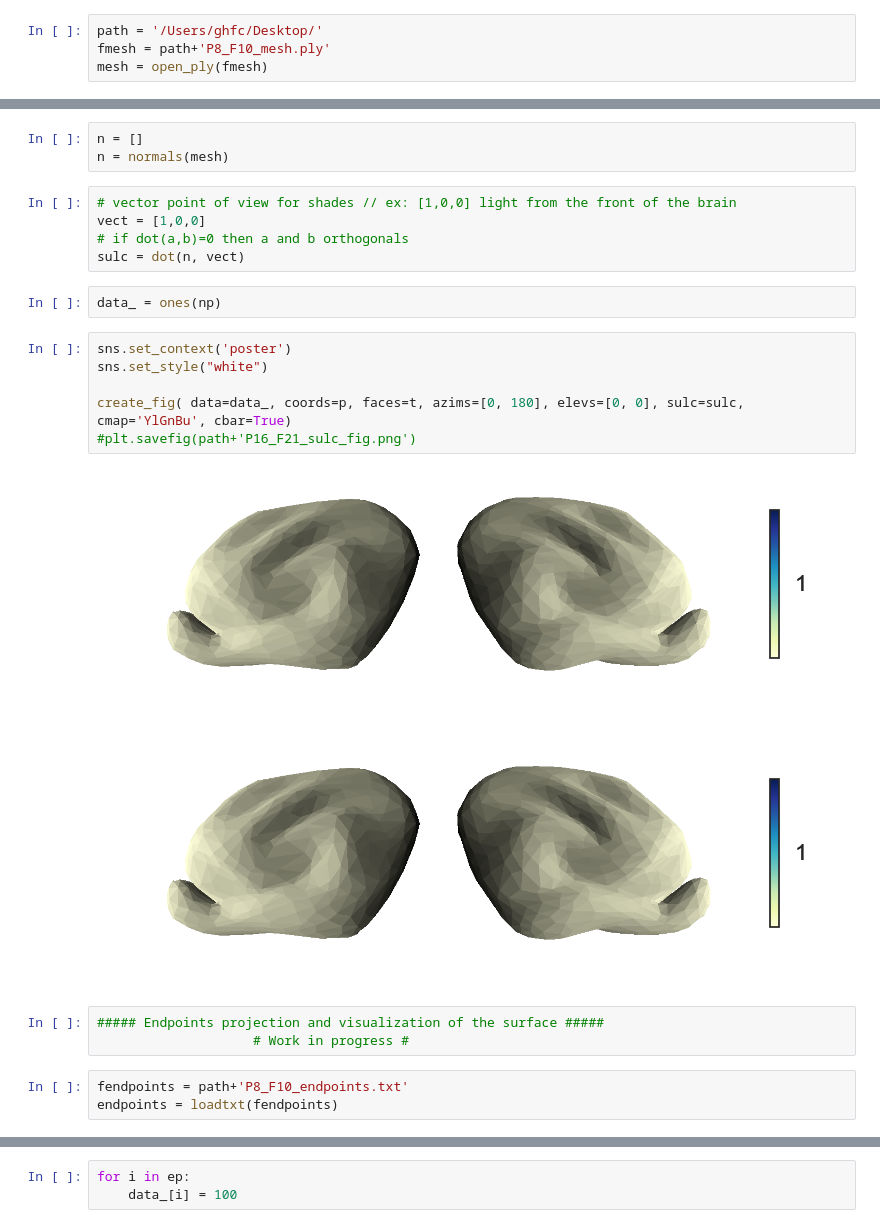
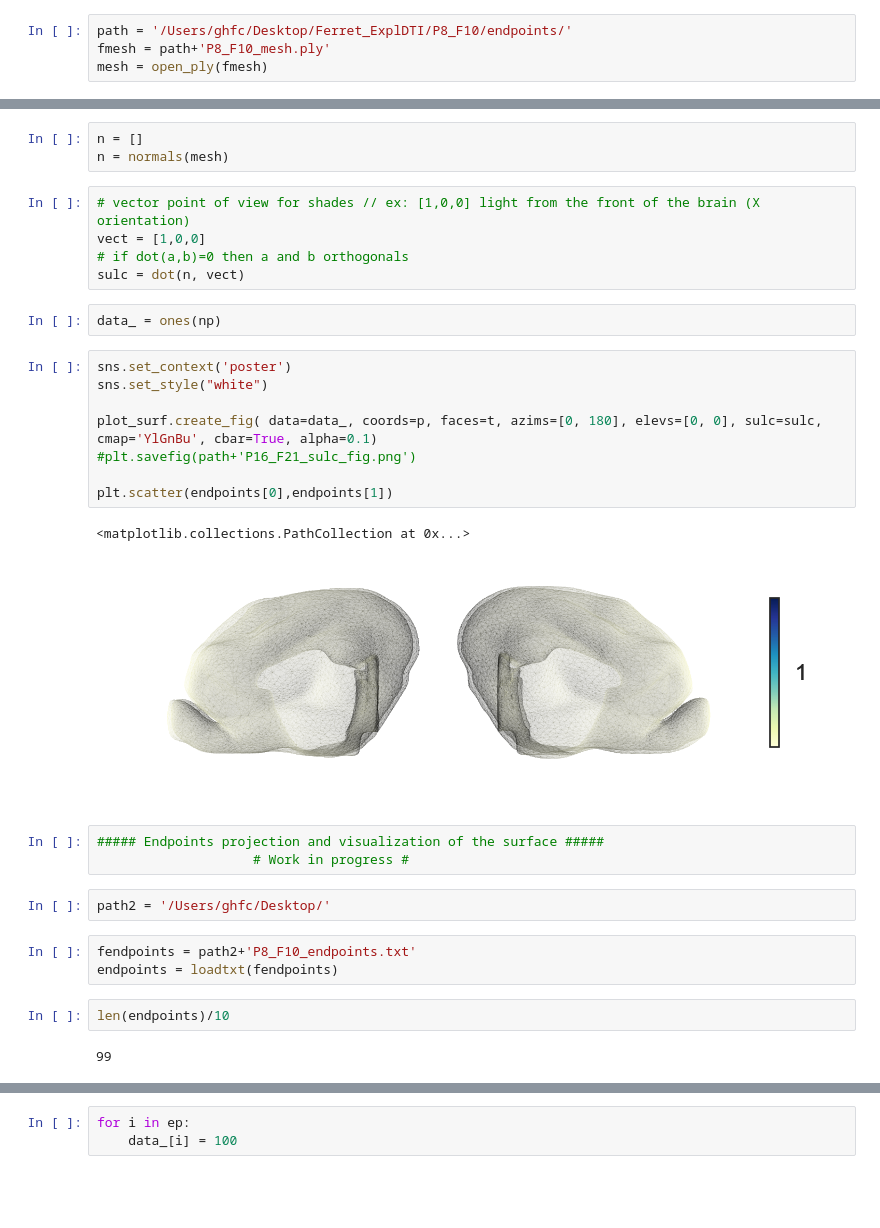
Before and after one commit to celinede/scripts4DWI_dipy_brainhack, a Jupyter notebook: sulciComputation&endpointsVisualization.ipynb, the cells around one changed output, grey strips where cells are left out. Saved outputs shown, nothing was run; the diff lists cells and outputs as text; blank space fills up the shorter version.

```diff
--- a/sulciComputation&endpointsVisualization.ipynb
+++ b/sulciComputation&endpointsVisualization.ipynb
@@ -70,7 +70,7 @@ def normals(mesh):
         n[i]=n[i]/numpy.linalg.norm(n[i]);
     return n;
 # %%
-path = '/Users/ghfc/Desktop/'
+path = '/Users/ghfc/Desktop/Ferret_ExplDTI/P8_F10/endpoints/'
 fmesh = path+'P8_F10_mesh.ply'
 mesh = open_ply(fmesh)
 # %%
@@ -82,7 +82,7 @@ t=mesh["t"];
 n = []
 n = normals(mesh)
 # %%
-# vector point of view for shades // ex: [1,0,0] light from the front of the brain
+# vector point of view for shades // ex: [1,0,0] light from the front of the brain (X orientation)
 vect = [1,0,0]
 # if dot(a,b)=0 then a and b orthogonals
 sulc = dot(n, vect)
@@ -91,18 +91,26 @@ data_ = ones(np)
 # %%
 sns.set_context('poster')
 sns.set_style("white")
 
-create_fig( data=data_, coords=p, faces=t, azims=[0, 180], elevs=[0, 0], sulc=sulc, cmap='YlGnBu', cbar=True)
+plot_surf.create_fig( data=data_, coords=p, faces=t, azims=[0, 180], elevs=[0, 0], sulc=sulc, cmap='YlGnBu', cbar=True, alpha=0.1)
 #plt.savefig(path+'P16_F21_sulc_fig.png')
+
+plt.scatter(endpoints[0],endpoints[1])
 # %% [output]
+<matplotlib.collections.PathCollection at 0x...>
-[figure, old version]
+[figure, new version]
-[figure, removed]
 # %%
 ##### Endpoints projection and visualization of the surface #####
                     # Work in progress #
+# %%
+path2 = '/Users/ghfc/Desktop/'
 # %%
-fendpoints = path+'P8_F10_endpoints.txt'
+fendpoints = path2+'P8_F10_endpoints.txt'
 endpoints = loadtxt(fendpoints)
+# %%
+len(endpoints)/10
+# %% [output]
+99
 # %%
 def findClosestPoint(ep, mesh):
 
```
Also changed, not shown: parts of 10 cells of this notebook, 6 other files.
